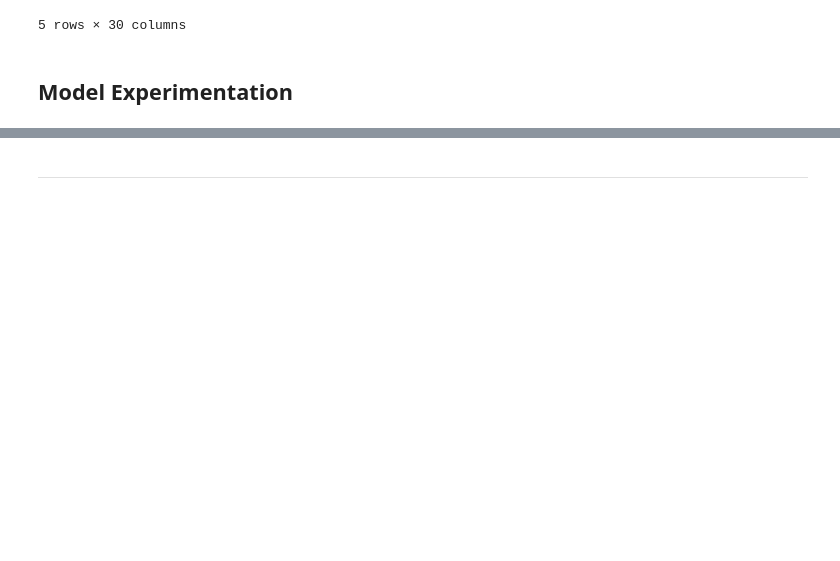
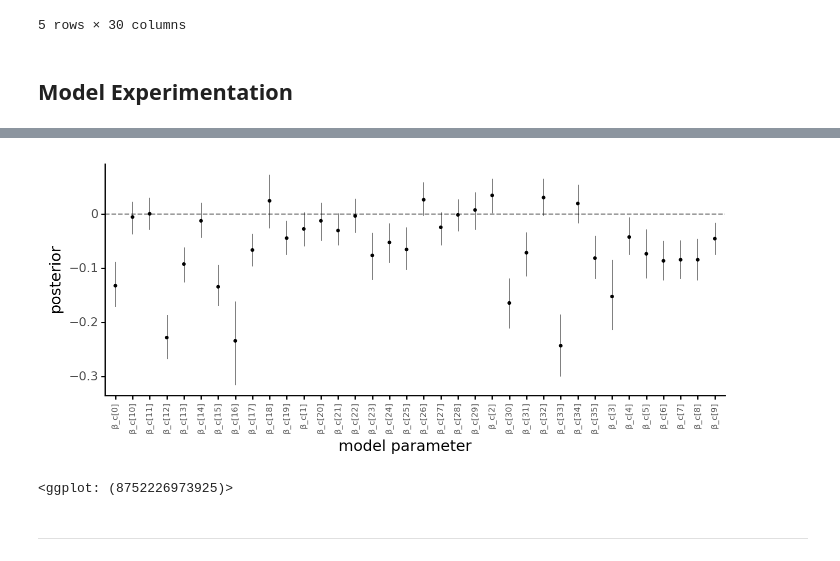
Before and after one commit to Kevin-Haigis-Lab/speclet, a Jupyter notebook: analysis/015_010_model-design.ipynb, the cells around one changed output, grey strips where cells are left out. Drawn from its saved outputs; the diff is of its cells as text; code cells hidden in the pictures; blank space fills up the shorter version.

```diff
--- a/analysis/015_010_model-design.ipynb
+++ b/analysis/015_010_model-design.ipynb
@@ -203,0 +197,9 @@ pos = gg.position_dodge(width=0.75)
+# %%
+cells_posteriors = az.summary(
+    pymc3_sampling_api.samples_to_arviz(model, meanfield),
+    var_names="β_c",
+    hdi_prob=0.89,
+)
+
+plot_az_summary(cells_posteriors.reset_index(drop=False)) + gg.theme(figure_size=(8, 3))
+# %% [output]
@@ -204,3 +207,5 @@ pos = gg.position_dodge(width=0.75)
+[figure, added]
+<ggplot: (8752226973925)>
 # %% [markdown]
 ---
 # %%
```
Also changed, not shown: parts of 17 cells of this notebook, 10 other files.
